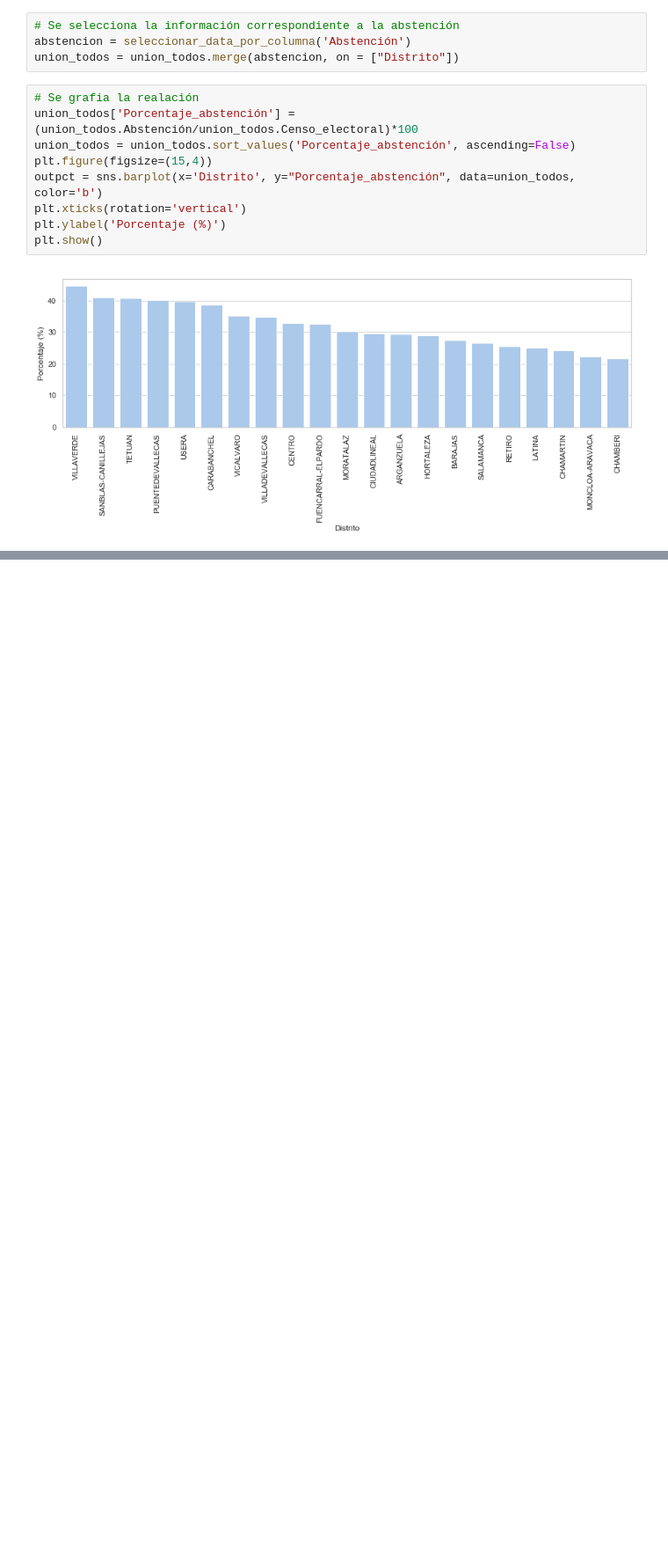
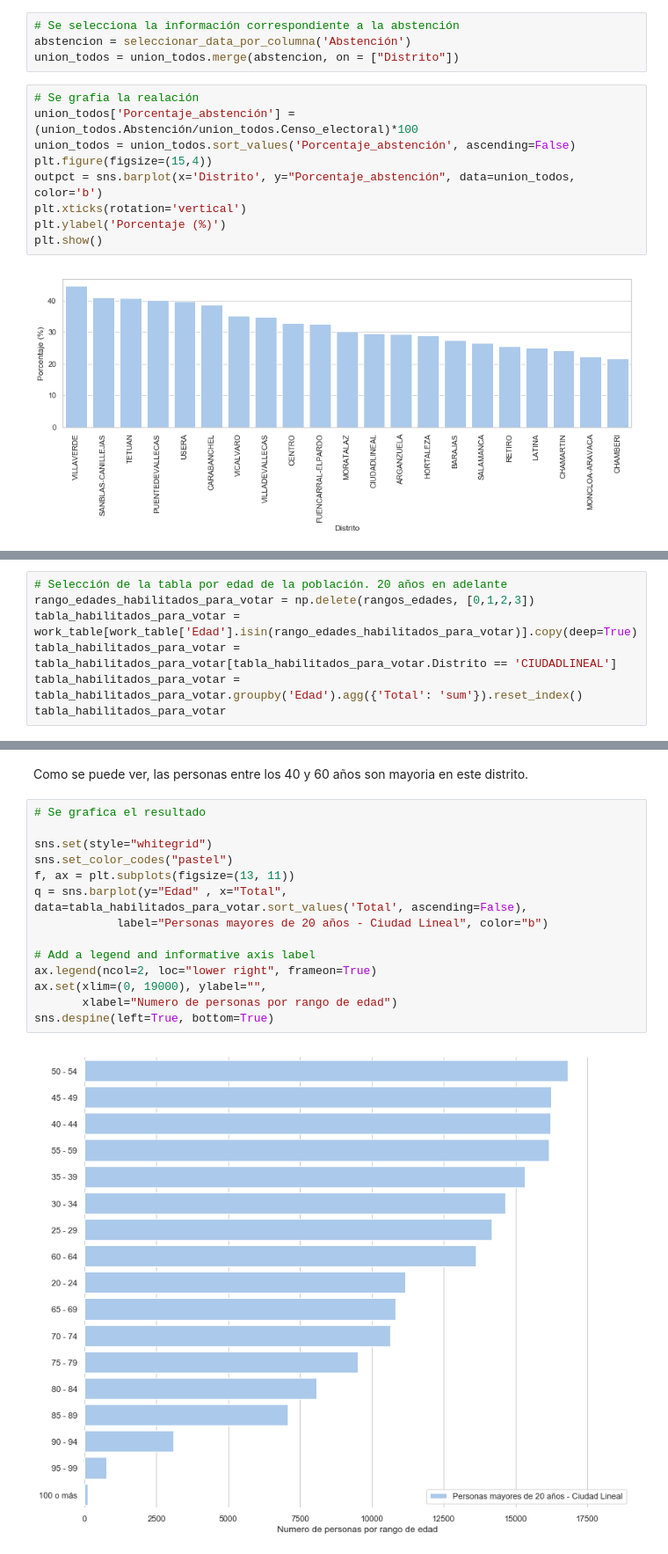
Before and after one commit to InmaLatorre/G3_ProyectoPython, a Jupyter notebook: MAIN.ipynb, the cells around one changed output, grey strips where cells are left out. Shown at 88% size. Drawn from its saved outputs; the diff is of its cells as text; blank space fills up the shorter version.

Commit message:
Versión 1.0 del entregable del trabjo

```diff
--- a/MAIN.ipynb
+++ b/MAIN.ipynb
@@ -460,0 +417,7 @@ IndentationError: unexpected indent (<ipython-input-19-a2c3fa6ec9c0>, line 27)
+# %%
+# Selección de la tabla por edad de la población. 20 años en adelante
+rango_edades_habilitados_para_votar = np.delete(rangos_edades, [0,1,2,3])
+tabla_habilitados_para_votar = work_table[work_table['Edad'].isin(rango_edades_habilitados_para_votar)].copy(deep=True)
+tabla_habilitados_para_votar = tabla_habilitados_para_votar[tabla_habilitados_para_votar.Distrito == 'CIUDADLINEAL']
+tabla_habilitados_para_votar = tabla_habilitados_para_votar.groupby('Edad').agg({'Total': 'sum'}).reset_index()
+tabla_habilitados_para_votar
@@ -460,0 +443,18 @@ IndentationError: unexpected indent (<ipython-input-19-a2c3fa6ec9c0>, line 27)
+# %% [markdown]
+Como se puede ver, las personas entre los 40 y 60 años son mayoria en este distrito.
+# %%
+# Se grafica el resultado
+
+sns.set(style="whitegrid")
+sns.set_color_codes("pastel")
+f, ax = plt.subplots(figsize=(13, 11))
+q = sns.barplot(y="Edad" , x="Total", data=tabla_habilitados_para_votar.sort_values('Total', ascending=False),
+            label="Personas mayores de 20 años - Ciudad Lineal", color="b")
+
+# Add a legend and informative axis label
+ax.legend(ncol=2, loc="lower right", frameon=True)
+ax.set(xlim=(0, 19000), ylabel="",
+       xlabel="Numero de personas por rango de edad")
+sns.despine(left=True, bottom=True)
+# %% [output]
+[figure, added]
```
Also changed, not shown: parts of 12 cells of this notebook.
